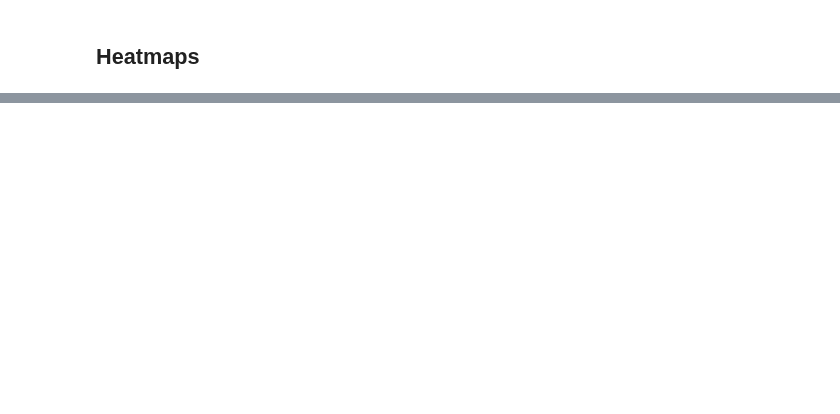
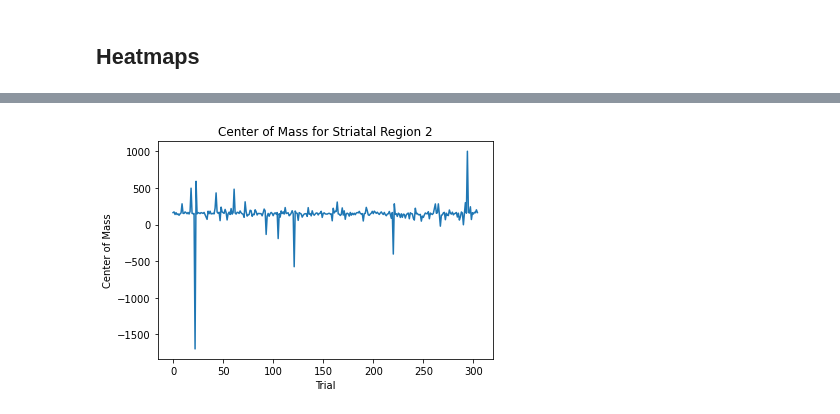
Before and after one commit to siddharth-r-tiwari/diversity_data, a Jupyter notebook: scripts.ipynb, the cells around one changed output, grey strips where cells are left out. Saved outputs shown, nothing was run; the diff lists cells and outputs as text; code cells hidden in the pictures; blank space fills up the shorter version.

```diff
--- a/scripts.ipynb
+++ b/scripts.ipynb
@@ -36,0 +136,34 @@ for i in locations:
+# %%
+import numpy as np
+#1e
+
+task = 2
+
+##########################
+
+df = data[task]
+
+# Initialize an empty array to store the center of mass values
+center_of_mass_list = np.empty((df.shape[2], df.shape[1]))
+
+# Iterate through each region
+for region in range(df.shape[2]):
+    # Iterate through each trial
+    for trial in range(df.shape[1]):
+        # Get the activity in the CS-US interval for the current trial and region
+        activity = df[115:186, trial, region]
+
+        # Calculate the center of mass
+        center_of_mass = np.sum(activity * np.arange(115, 186)) / (1 + np.sum(activity))
+
+        # Store the center of mass in the corresponding cell
+        center_of_mass_list[region, trial] = center_of_mass
+
+region = 2
+plt.plot(range(center_of_mass_list.shape[1]), center_of_mass_list[region])
+plt.xlabel('Trial')
+plt.ylabel('Center of Mass')
+plt.title('Center of Mass for Striatal Region ' + str(region))
+plt.show()
+# %% [output]
+[figure, added]
```
Also changed, not shown: parts of 13 cells of this notebook, 12 other files.
